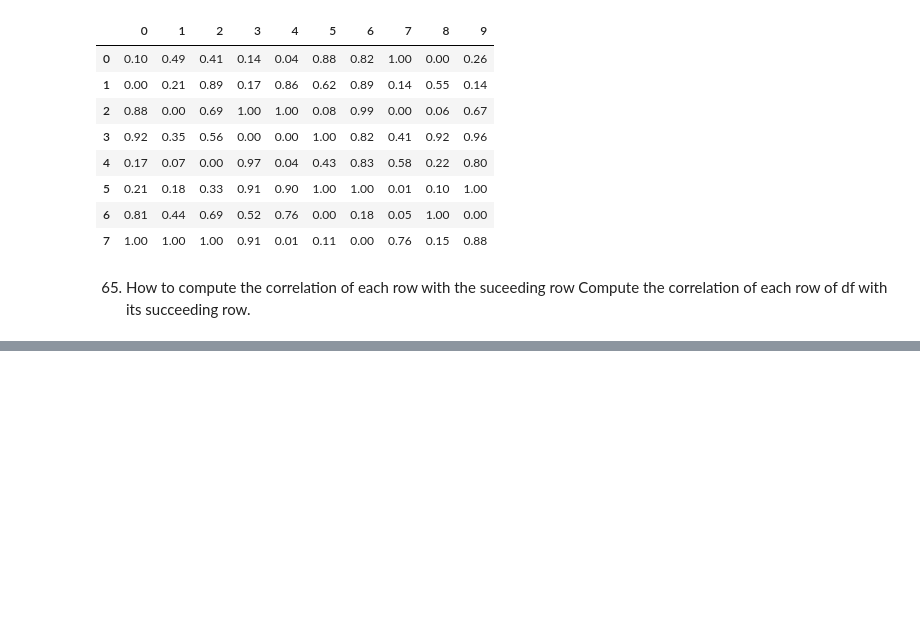
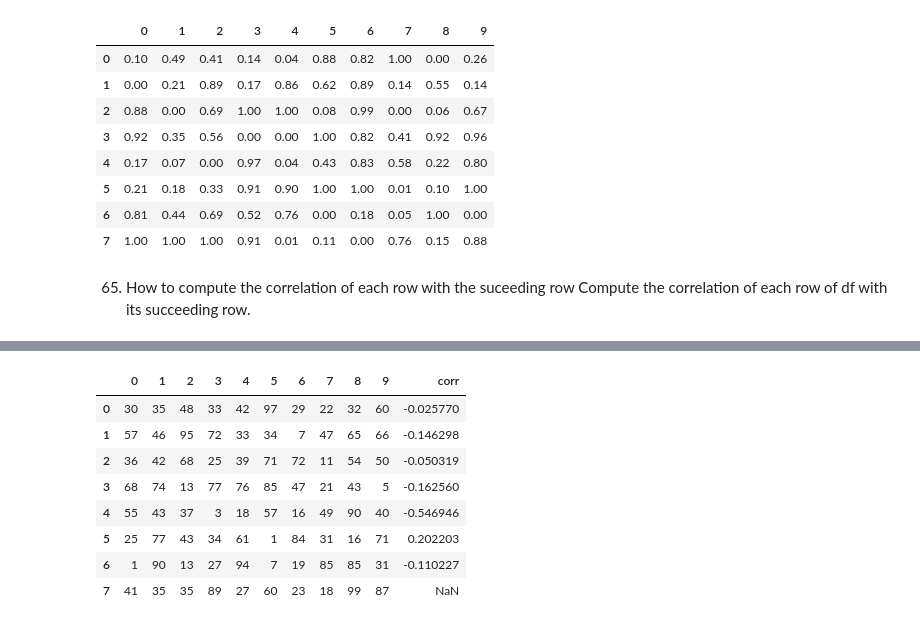
Before and after one commit to odinicc/Data-Practice, a Jupyter notebook: 23 Pandas Practise/61_70.ipynb, the cells around one changed output, grey strips where cells are left out. Drawn from its saved outputs; the diff is of its cells as text; code cells hidden in the pictures; blank space fills up the shorter version.

```diff
--- a/23 Pandas Practise/61_70.ipynb
+++ b/23 Pandas Practise/61_70.ipynb
@@ -107,0 +122,6 @@ Compute the correlation of each row of df with its succeeding row.
+# %%
+rows = df.index.tolist()
+# %%
+df2 = df.copy()
+# %%
+df2['corr'] = pd.Series(dtype='float')
@@ -107,0 +154,12 @@ Compute the correlation of each row of df with its succeeding row.
+# %%
+df2
+# %% [output]
+|  | 0 | 1 | 2 | 3 | 4 | 5 | 6 | 7 | 8 | 9 | corr |
+| 0 | 30 | 35 | 48 | 33 | 42 | 97 | 29 | 22 | 32 | 60 | -0.025770 |
+| 1 | 57 | 46 | 95 | 72 | 33 | 34 | 7 | 47 | 65 | 66 | -0.146298 |
+| 2 | 36 | 42 | 68 | 25 | 39 | 71 | 72 | 11 | 54 | 50 | -0.050319 |
+| 3 | 68 | 74 | 13 | 77 | 76 | 85 | 47 | 21 | 43 | 5 | -0.162560 |
+| 4 | 55 | 43 | 37 | 3 | 18 | 57 | 16 | 49 | 90 | 40 | -0.546946 |
+| 5 | 25 | 77 | 43 | 34 | 61 | 1 | 84 | 31 | 16 | 71 | 0.202203 |
+| 6 | 1 | 90 | 13 | 27 | 94 | 7 | 19 | 85 | 85 | 31 | -0.110227 |
+| 7 | 41 | 35 | 35 | 89 | 27 | 60 | 23 | 18 | 99 | 87 | NaN |
```
Also changed, not shown: parts of 21 cells of this notebook.
